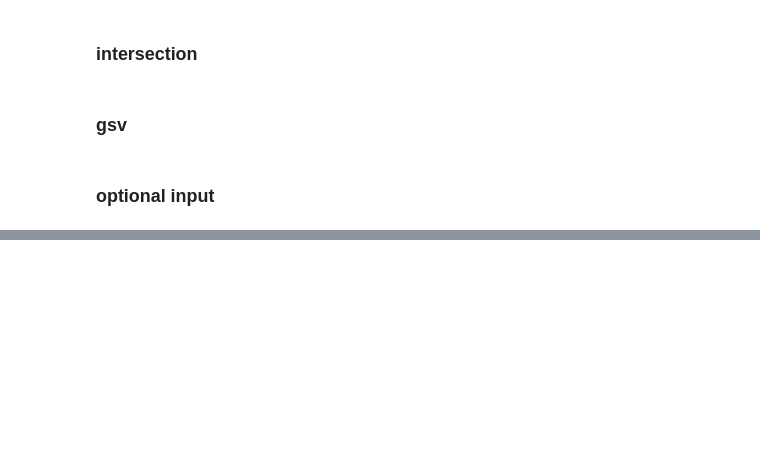
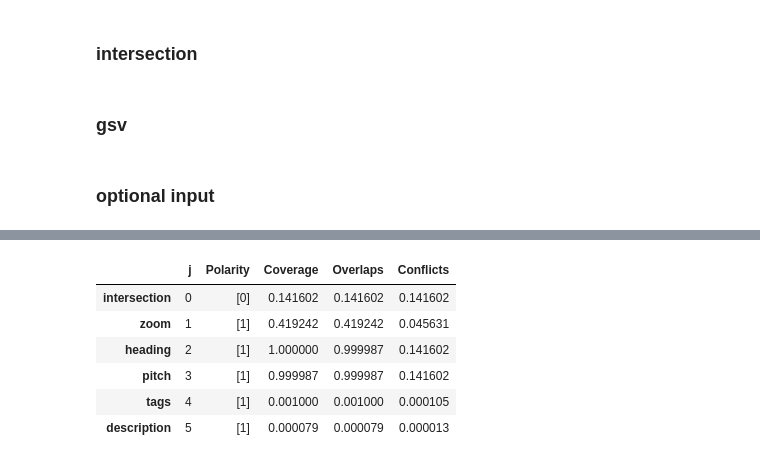
Before and after one commit to crescendochu/ML-project-sidewalk, a Jupyter notebook: seattle/LF functions.ipynb, the cells around one changed output, grey strips where cells are left out. Cells and saved outputs as stored; diff of their text form; code cells hidden in the pictures; blank space fills up the shorter version.

```diff
--- a/seattle/LF functions.ipynb
+++ b/seattle/LF functions.ipynb
@@ -98,0 +109,8 @@ def description(x):
+# %%
+applier = PandasLFApplier(lfs=lfs)
+# %%
+#read in the labels.csv file
+df_train = pd.read_csv('data/labels.csv')
+# %%
+#select the label type == CurbRamp
+df_train = df_train[df_train['label_type'] == 'CurbRamp']
@@ -98,0 +136,3 @@ def description(x):
+# %%
+L_train = applier.apply(df=df_train)
+L_test = applier.apply(df=df_test)
@@ -98,0 +141,10 @@ def description(x):
+# %%
+LFAnalysis(L=L_train, lfs=lfs).lf_summary()
+# %% [output]
+|  | j | Polarity | Coverage | Overlaps | Conflicts |
+| intersection | 0 | [0] | 0.141602 | 0.141602 | 0.141602 |
+| zoom | 1 | [1] | 0.419242 | 0.419242 | 0.045631 |
+| heading | 2 | [1] | 1.000000 | 0.999987 | 0.141602 |
+| pitch | 3 | [1] | 0.999987 | 0.999987 | 0.141602 |
+| tags | 4 | [1] | 0.001000 | 0.001000 | 0.000105 |
+| description | 5 | [1] | 0.000079 | 0.000079 | 0.000013 |
```
Also changed, not shown: parts of 10 cells of this notebook, 2 other files.
